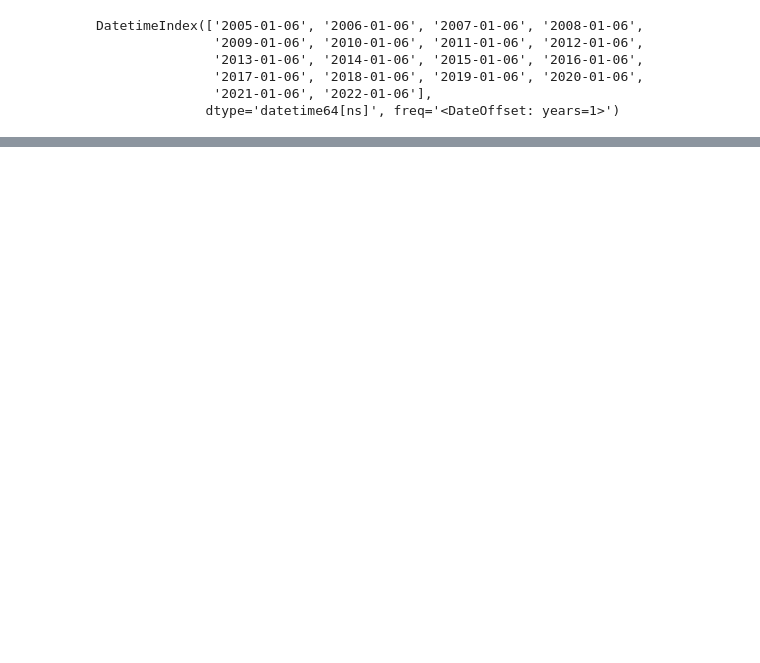
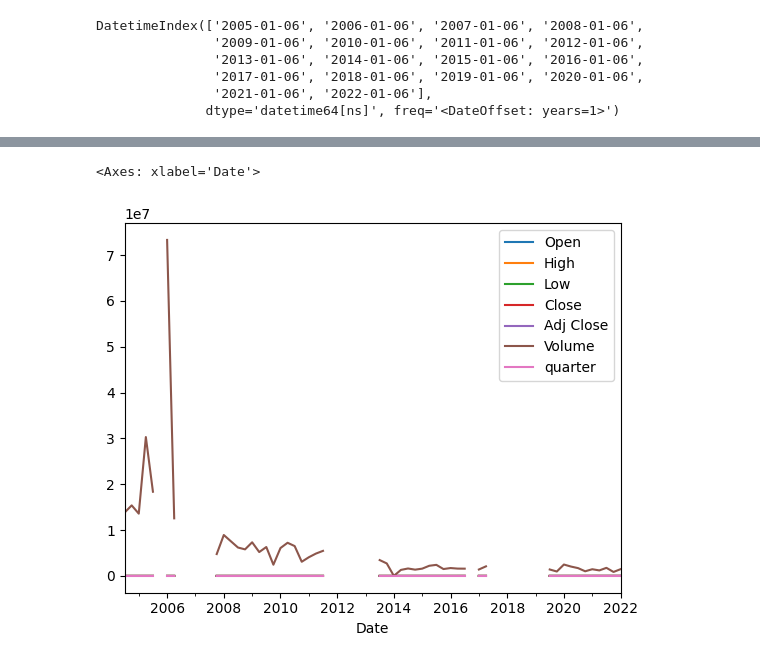
Before and after one commit to Swapn2/Data-Science-Learnings, a Jupyter notebook: Time_series_analysis.ipynb, the cells around one changed output, grey strips where cells are left out. Cells and saved outputs as stored; diff of their text form; code cells hidden in the pictures; blank space fills up the shorter version.

```diff
--- a/Time_series_analysis.ipynb
+++ b/Time_series_analysis.ipynb
@@ -245,0 +394,6 @@ google[google.index.isin(pd.date_range(start = '2005-1-6',end = '2022-1-6',freq=
+# %%
+# quaterly trend
+google.asfreq('Q').plot()
+# %% [output]
+<Axes: xlabel='Date'>
+[figure, added]
```
Also changed, not shown: parts of 16 cells of this notebook.
